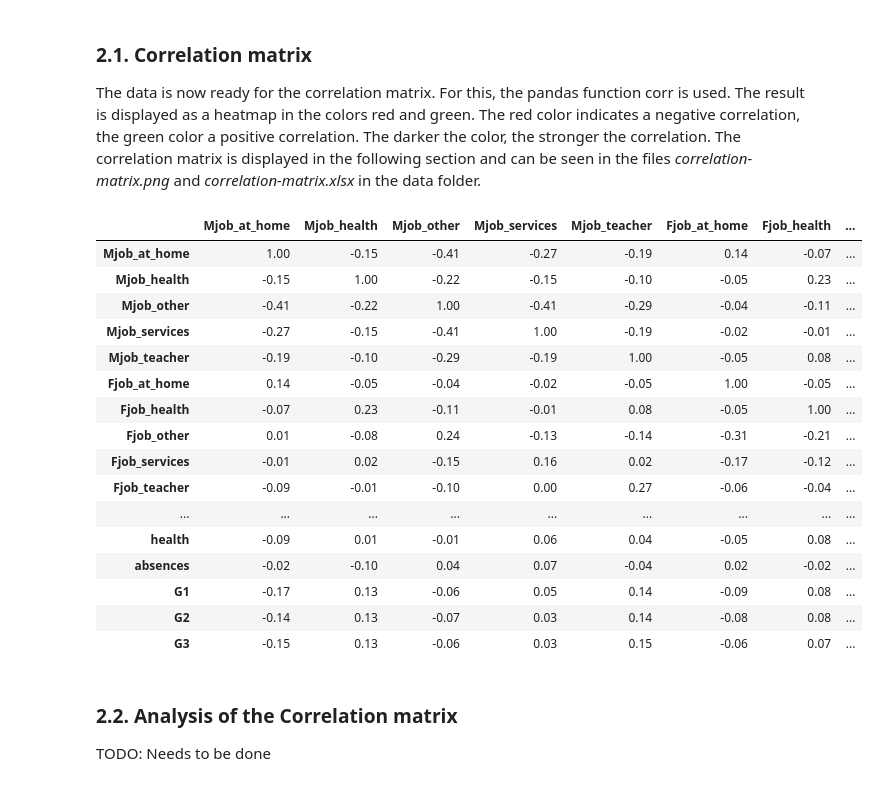
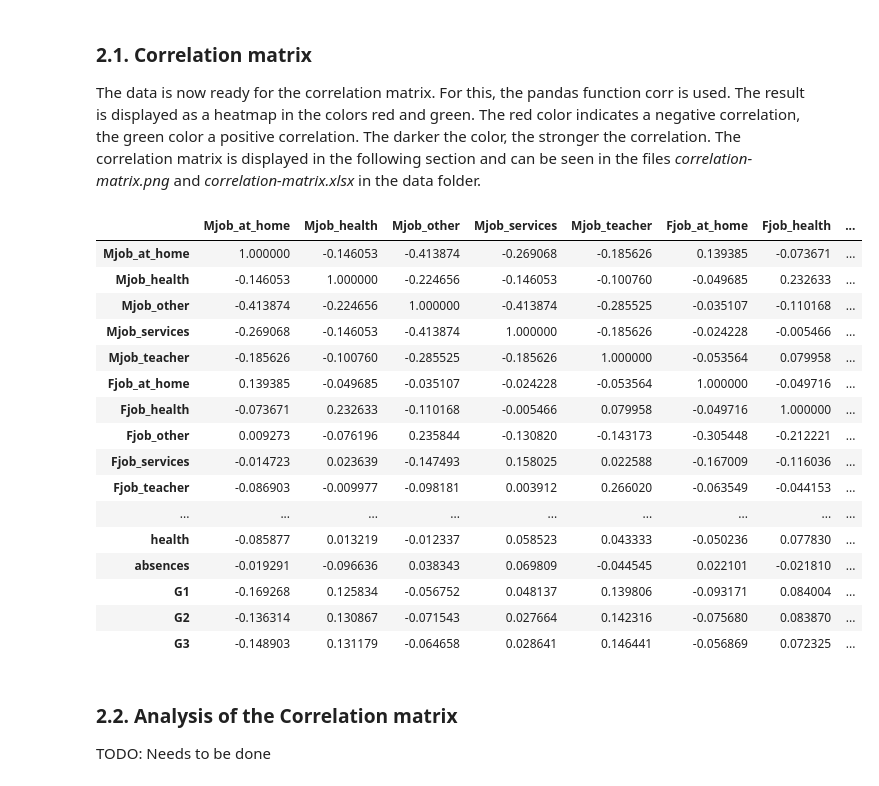
Before and after one commit to Super-T02/ki-bayesian-networks, a Jupyter notebook: src/analyse-data.ipynb, the cells around one changed output. Drawn from its saved outputs; the diff is of its cells as text; code cells hidden in the pictures.

```diff
--- a/src/analyse-data.ipynb
+++ b/src/analyse-data.ipynb
@@ -347,28 +347,28 @@ numerical_data = absences_scale_df(numerical_data)
 
 The data is now ready for the correlation matrix. For this, the pandas function corr is used. The result is displayed as a heatmap in the colors red and green. The red color indicates a negative correlation, the green color a positive correlation. The darker the color, the stronger the correlation. The correlation matrix is displayed in the following section and can be seen in the files *correlation-matrix.png* and *correlation-matrix.xlsx* in the data folder.
 # %%
-corr_styled = numerical_data.corr().style.background_gradient(cmap='RdYlGn', axis=None).set_precision(2)
+corr_styled = numerical_data.corr().style.background_gradient(cmap='RdYlGn', axis=None)
 # dfi.export(corr_styled, DOC_PATH + "correlation_matrix.png", max_cols=-1)
 # corr_styled.to_excel(DOC_PATH + "correlation_matrix.xlsx")
 corr_styled
 # %% [output]
 |  | Mjob_at_home | Mjob_health | Mjob_other | Mjob_services | Mjob_teacher | Fjob_at_home | Fjob_health | ... |
-| Mjob_at_home | 1.00 | -0.15 | -0.41 | -0.27 | -0.19 | 0.14 | -0.07 | ... |
-| Mjob_health | -0.15 | 1.00 | -0.22 | -0.15 | -0.10 | -0.05 | 0.23 | ... |
-| Mjob_other | -0.41 | -0.22 | 1.00 | -0.41 | -0.29 | -0.04 | -0.11 | ... |
-| Mjob_services | -0.27 | -0.15 | -0.41 | 1.00 | -0.19 | -0.02 | -0.01 | ... |
-| Mjob_teacher | -0.19 | -0.10 | -0.29 | -0.19 | 1.00 | -0.05 | 0.08 | ... |
-| Fjob_at_home | 0.14 | -0.05 | -0.04 | -0.02 | -0.05 | 1.00 | -0.05 | ... |
-| Fjob_health | -0.07 | 0.23 | -0.11 | -0.01 | 0.08 | -0.05 | 1.00 | ... |
-| Fjob_other | 0.01 | -0.08 | 0.24 | -0.13 | -0.14 | -0.31 | -0.21 | ... |
-| Fjob_services | -0.01 | 0.02 | -0.15 | 0.16 | 0.02 | -0.17 | -0.12 | ... |
-| Fjob_teacher | -0.09 | -0.01 | -0.10 | 0.00 | 0.27 | -0.06 | -0.04 | ... |
+| Mjob_at_home | 1.000000 | -0.146053 | -0.413874 | -0.269068 | -0.185626 | 0.139385 | -0.073671 | ... |
+| Mjob_health | -0.146053 | 1.000000 | -0.224656 | -0.146053 | -0.100760 | -0.049685 | 0.232633 | ... |
+| Mjob_other | -0.413874 | -0.224656 | 1.000000 | -0.413874 | -0.285525 | -0.035107 | -0.110168 | ... |
+| Mjob_services | -0.269068 | -0.146053 | -0.413874 | 1.000000 | -0.185626 | -0.024228 | -0.005466 | ... |
+| Mjob_teacher | -0.185626 | -0.100760 | -0.285525 | -0.185626 | 1.000000 | -0.053564 | 0.079958 | ... |
+| Fjob_at_home | 0.139385 | -0.049685 | -0.035107 | -0.024228 | -0.053564 | 1.000000 | -0.049716 | ... |
+| Fjob_health | -0.073671 | 0.232633 | -0.110168 | -0.005466 | 0.079958 | -0.049716 | 1.000000 | ... |
+| Fjob_other | 0.009273 | -0.076196 | 0.235844 | -0.130820 | -0.143173 | -0.305448 | -0.212221 | ... |
+| Fjob_services | -0.014723 | 0.023639 | -0.147493 | 0.158025 | 0.022588 | -0.167009 | -0.116036 | ... |
+| Fjob_teacher | -0.086903 | -0.009977 | -0.098181 | 0.003912 | 0.266020 | -0.063549 | -0.044153 | ... |
 | ... | ... | ... | ... | ... | ... | ... | ... | ... |
-| health | -0.09 | 0.01 | -0.01 | 0.06 | 0.04 | -0.05 | 0.08 | ... |
-| absences | -0.02 | -0.10 | 0.04 | 0.07 | -0.04 | 0.02 | -0.02 | ... |
-| G1 | -0.17 | 0.13 | -0.06 | 0.05 | 0.14 | -0.09 | 0.08 | ... |
-| G2 | -0.14 | 0.13 | -0.07 | 0.03 | 0.14 | -0.08 | 0.08 | ... |
-| G3 | -0.15 | 0.13 | -0.06 | 0.03 | 0.15 | -0.06 | 0.07 | ... |
+| health | -0.085877 | 0.013219 | -0.012337 | 0.058523 | 0.043333 | -0.050236 | 0.077830 | ... |
+| absences | -0.019291 | -0.096636 | 0.038343 | 0.069809 | -0.044545 | 0.022101 | -0.021810 | ... |
+| G1 | -0.169268 | 0.125834 | -0.056752 | 0.048137 | 0.139806 | -0.093171 | 0.084004 | ... |
+| G2 | -0.136314 | 0.130867 | -0.071543 | 0.027664 | 0.142316 | -0.075680 | 0.083870 | ... |
+| G3 | -0.148903 | 0.131179 | -0.064658 | 0.028641 | 0.146441 | -0.056869 | 0.072325 | ... |
 # %% [markdown]
 ### 2.2. Analysis of the Correlation matrix
 TODO: Needs to be done
```
Also changed, not shown: parts of 5 cells of this notebook, 11 other files.
